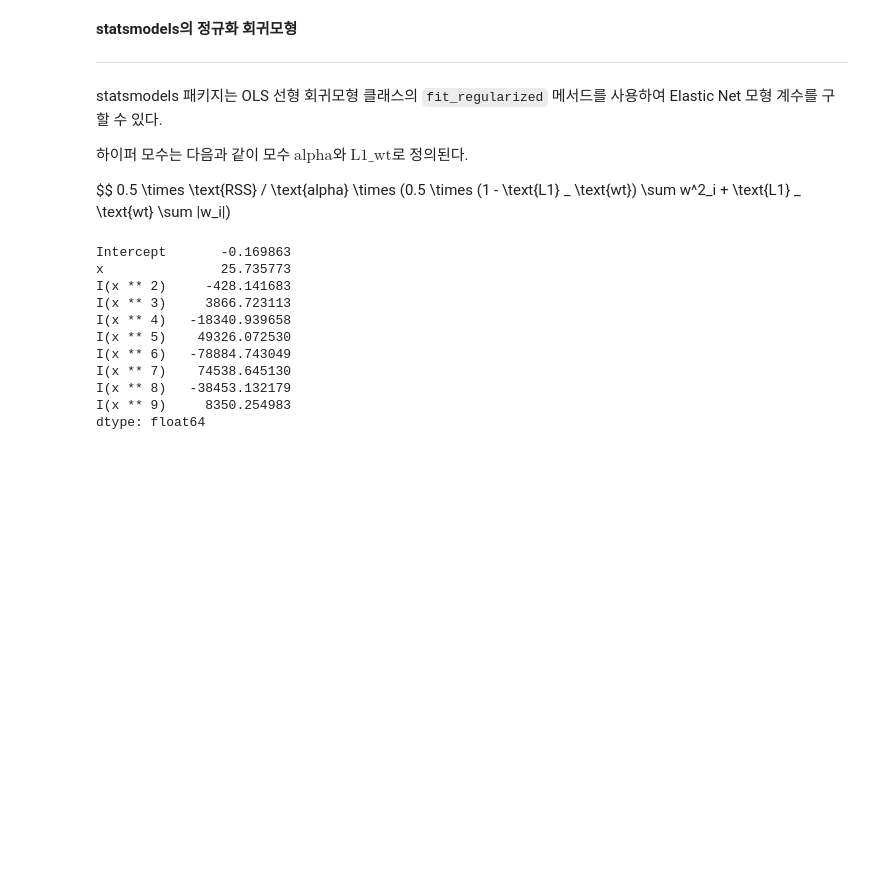
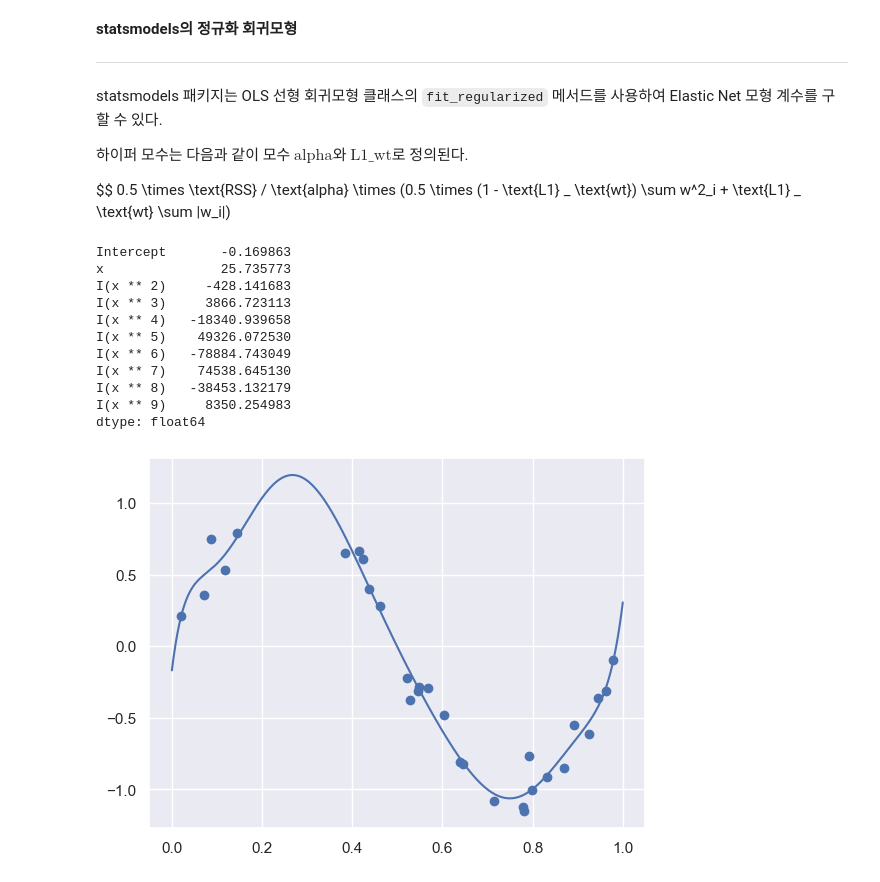
Before and after one commit to jeongbeenson19/dstb, a Jupyter notebook: regularized_lin_reg.ipynb, the cells around one changed output. Cells and saved outputs as stored; diff of their text form; code cells hidden in the pictures; blank space fills up the shorter version.

```diff
--- a/regularized_lin_reg.ipynb
+++ b/regularized_lin_reg.ipynb
@@ -116,3 +113,15 @@ I(x ** 7)    74538.645130
 I(x ** 8)   -38453.132179
 I(x ** 9)     8350.254983
 dtype: float64
+# %%
+def plot_statsmodels(result):
+    plt.scatter(X, y)
+    xx = np.linspace(0, 1, 1000)
+    dfxx = pd.DataFrame(xx, columns=["x"])
+    dfxx = sm.add_constant(dfxx)
+    plt.plot(xx, result.predict(dfxx).values)
+    plt.show()
+
+plot_statsmodels(result1)
+# %% [output]
+[figure, added]
```
Also changed, not shown: parts of 23 cells of this notebook.
